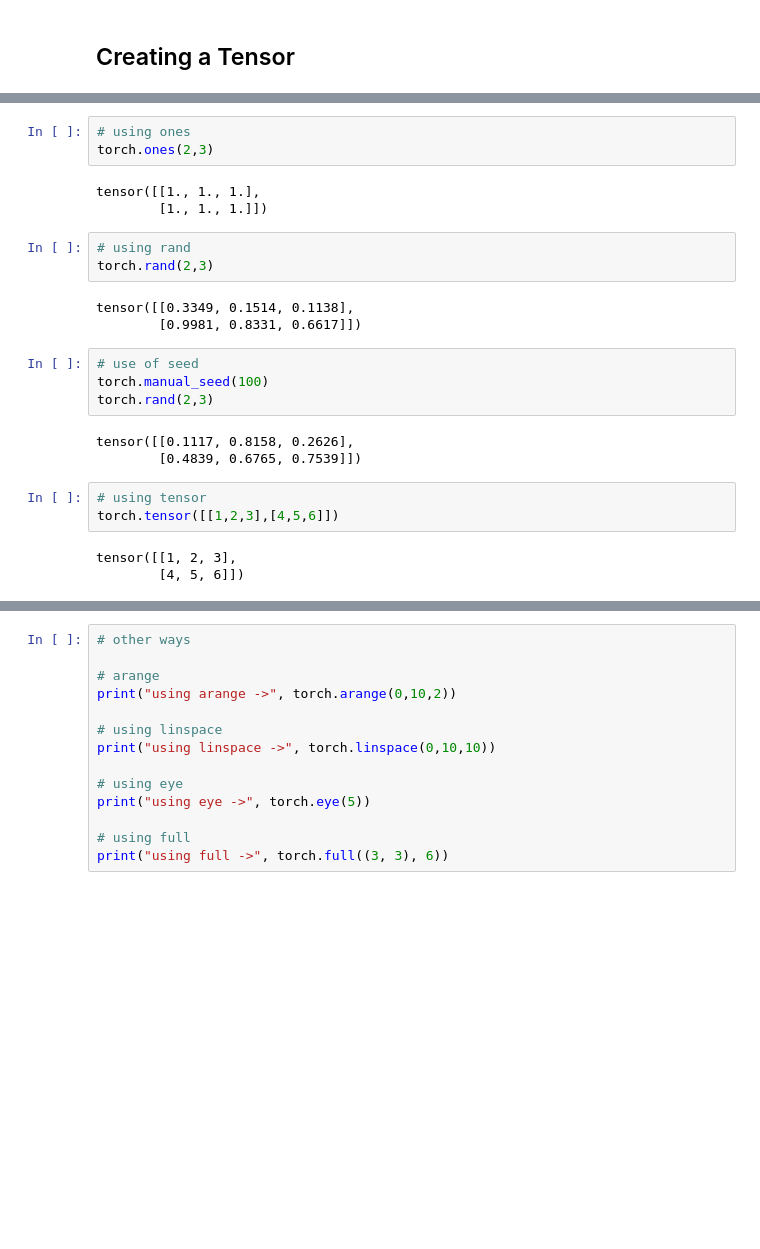
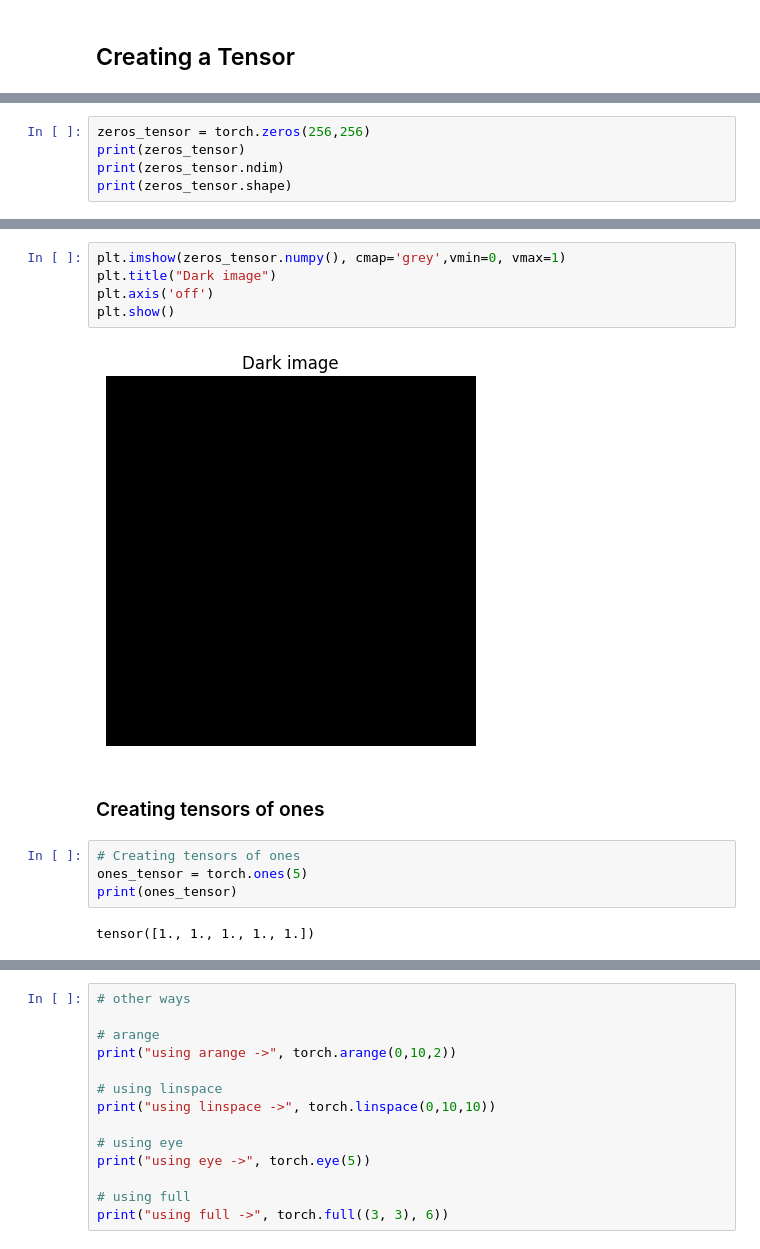
Before and after one commit to tsrinu9997/pytorch, a Jupyter notebook: tensors.ipynb, the cells around one changed output, grey strips where cells are left out. Saved outputs shown, nothing was run; the diff lists cells and outputs as text; blank space fills up the shorter version.

```diff
--- a/tensors.ipynb
+++ b/tensors.ipynb
@@ -31,0 +333,5 @@ tensor([[0., 0., 0.],
+# %%
+zeros_tensor = torch.zeros(256,256)
+print(zeros_tensor)
+print(zeros_tensor.ndim)
+print(zeros_tensor.shape)
@@ -32,25 +348,15 @@ tensor([[0., 0., 0.],
+# %%
+plt.imshow(zeros_tensor.numpy(), cmap='grey',vmin=0, vmax=1)
+plt.title("Dark image")
+plt.axis('off')
+plt.show()
+# %% [output]
+[figure, added]
+# %% [markdown]
+### Creating tensors of ones
 # %%
-# using ones
-torch.ones(2,3)
+# Creating tensors of ones
+ones_tensor = torch.ones(5)
+print(ones_tensor)
 # %% [output]
-tensor([[1., 1., 1.],
-        [1., 1., 1.]])
+tensor([1., 1., 1., 1., 1.])
-# %%
-# using rand
-torch.rand(2,3)
-# %% [output]
-tensor([[0.3349, 0.1514, 0.1138],
-        [0.9981, 0.8331, 0.6617]])
-# %%
-# use of seed
-torch.manual_seed(100)
-torch.rand(2,3)
-# %% [output]
-tensor([[0.1117, 0.8158, 0.2626],
-        [0.4839, 0.6765, 0.7539]])
-# %%
-# using tensor
-torch.tensor([[1,2,3],[4,5,6]])
-# %% [output]
-tensor([[1, 2, 3],
-        [4, 5, 6]])
```
Also changed, not shown: parts of 88 cells of this notebook.
